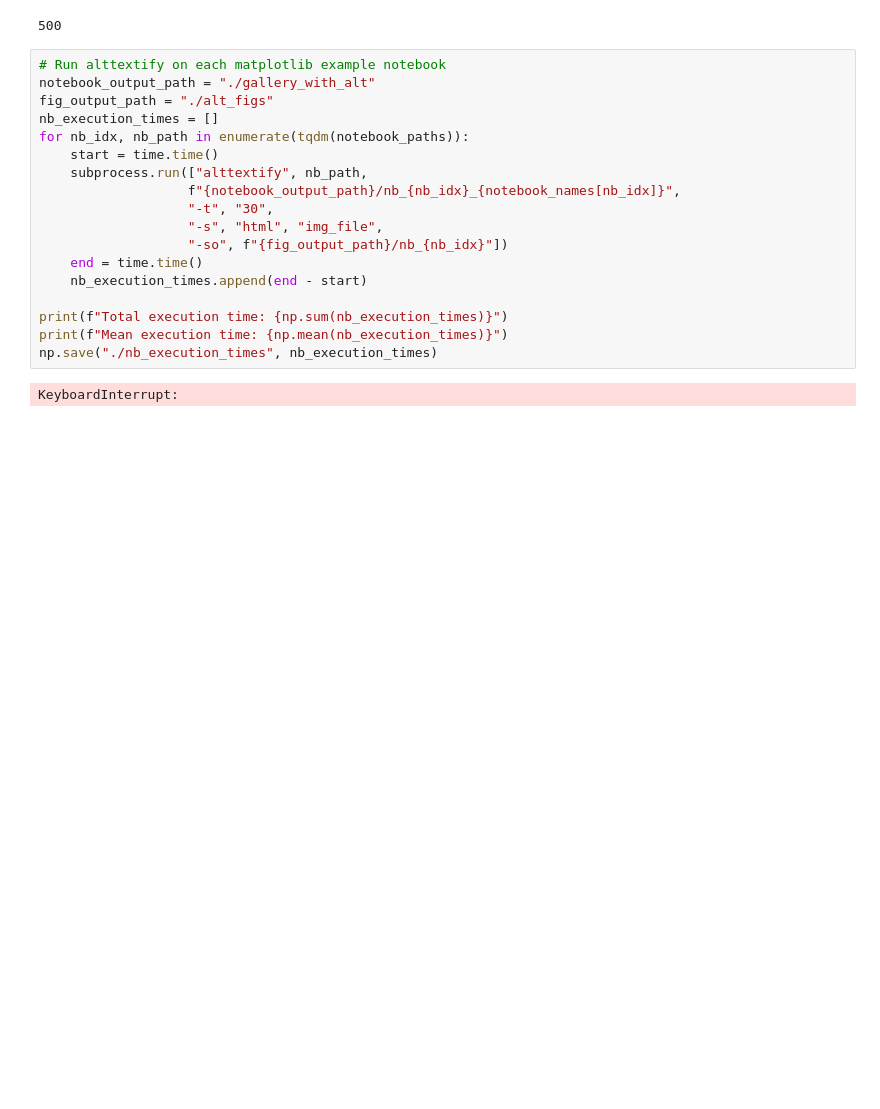
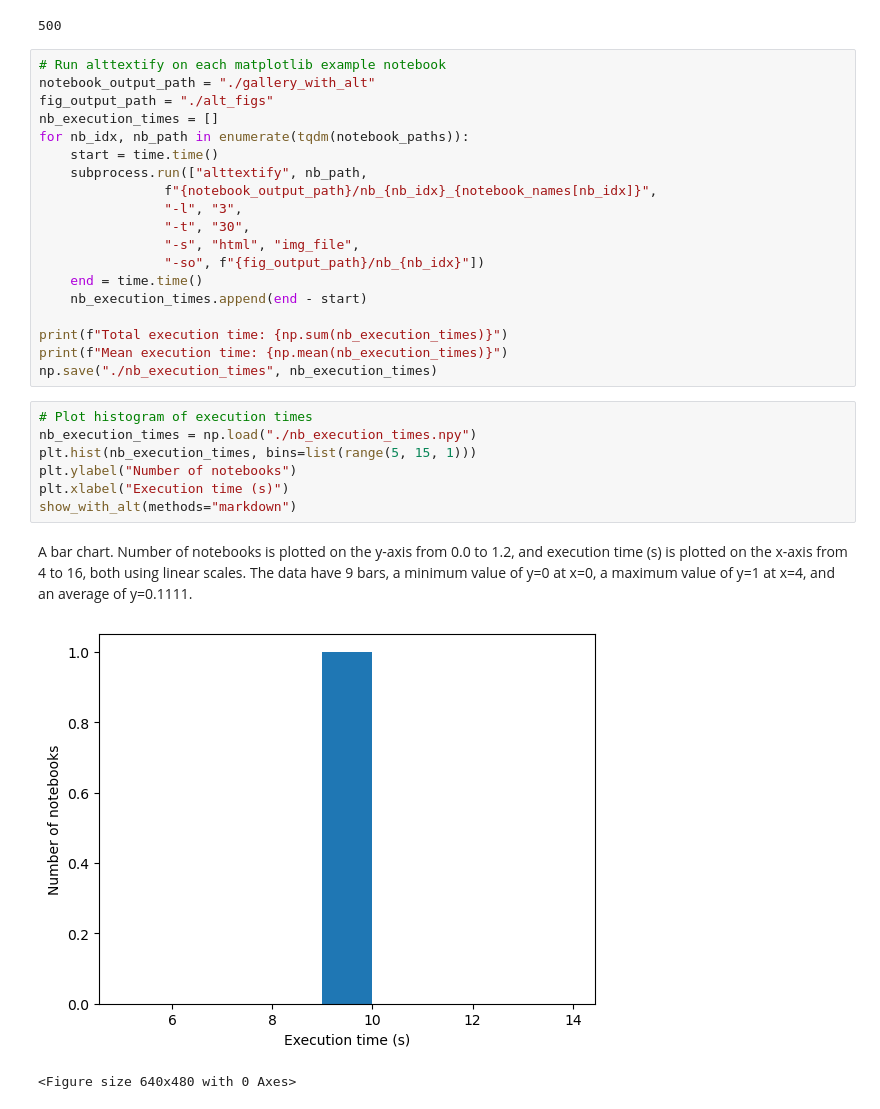
Before and after one commit to KaiNylund/matplotalt, a Jupyter notebook: evaluation/matplotlib_example_eval/extract_figs_and_mpa_captions.ipynb, the cells around one changed output. Cells and saved outputs as stored; diff of their text form; blank space fills up the shorter version.

```diff
--- a/evaluation/matplotlib_example_eval/extract_figs_and_mpa_captions.ipynb
+++ b/evaluation/matplotlib_example_eval/extract_figs_and_mpa_captions.ipynb
@@ -30,17 +34,27 @@ nb_execution_times = []
 for nb_idx, nb_path in enumerate(tqdm(notebook_paths)):
     start = time.time()
     subprocess.run(["alttextify", nb_path,
-                   f"{notebook_output_path}/nb_{nb_idx}_{notebook_names[nb_idx]}",
-                   "-t", "30",
-                   "-s", "html", "img_file",
-                   "-so", f"{fig_output_path}/nb_{nb_idx}"])
+                f"{notebook_output_path}/nb_{nb_idx}_{notebook_names[nb_idx]}",
+                "-l", "3",
+                "-t", "30",
+                "-s", "html", "img_file",
+                "-so", f"{fig_output_path}/nb_{nb_idx}"])
     end = time.time()
     nb_execution_times.append(end - start)
 
 print(f"Total execution time: {np.sum(nb_execution_times)}")
 print(f"Mean execution time: {np.mean(nb_execution_times)}")
 np.save("./nb_execution_times", nb_execution_times)
-# %% [output]
-KeyboardInterrupt:
+# %%
+# Plot histogram of execution times
+nb_execution_times = np.load("./nb_execution_times.npy")
+plt.hist(nb_execution_times, bins=list(range(5, 15, 1)))
+plt.ylabel("Number of notebooks")
+plt.xlabel("Execution time (s)")
+show_with_alt(methods="markdown")
+# %% [output]
+A bar chart. Number of notebooks is plotted on the y-axis from 0.0 to 1.2, and execution time (s) is plotted on the x-axis from 4 to 16, both using linear scales. The data have 9 bars, a minimum value of y=0 at x=0, a maximum value of y=1 at x=4, and an average of y=0.1111.
+[figure, added]
+<Figure size 640x480 with 0 Axes>
 # %%
 # Extract image descriptions from figures
```
Also changed, not shown: parts of 3 cells of this notebook, 6 other files.
